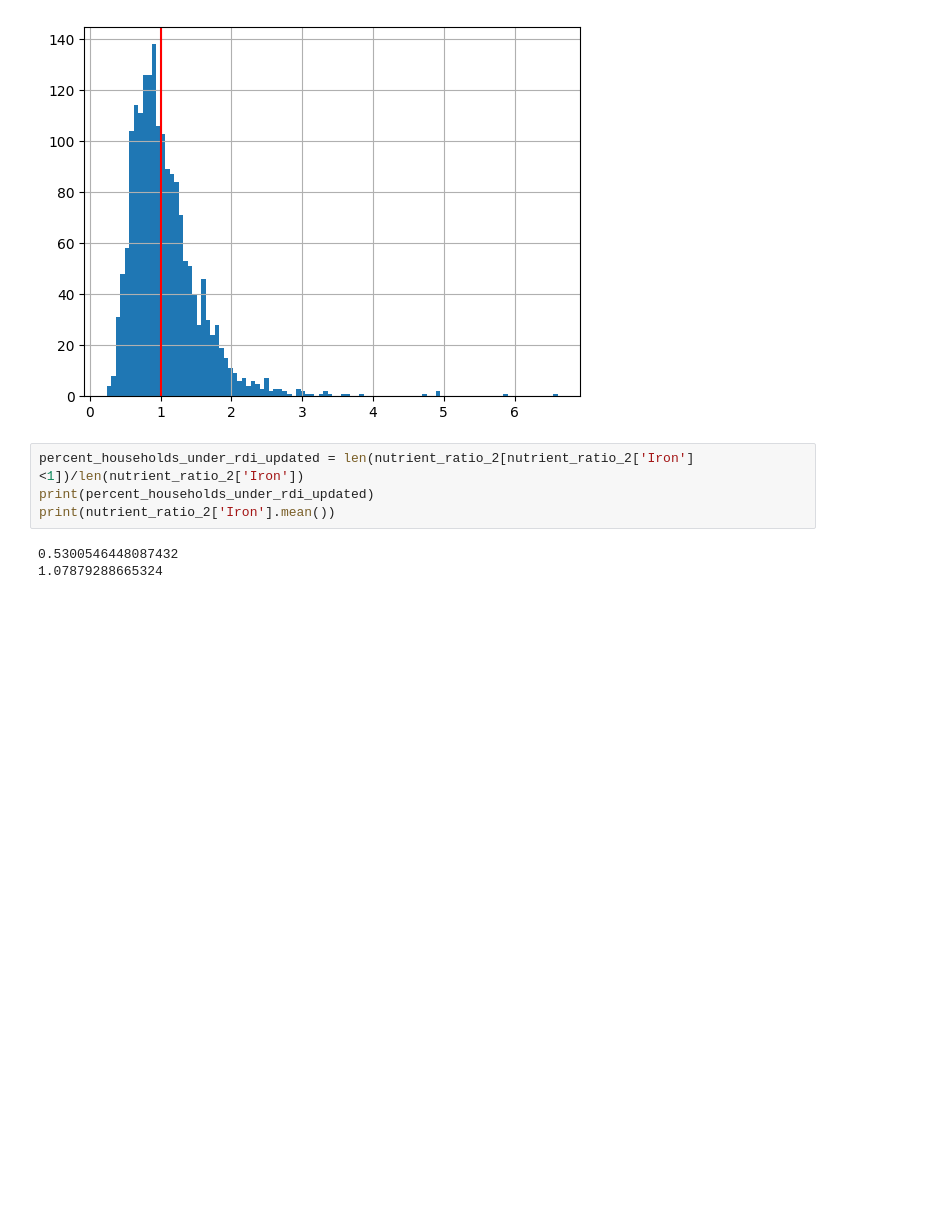
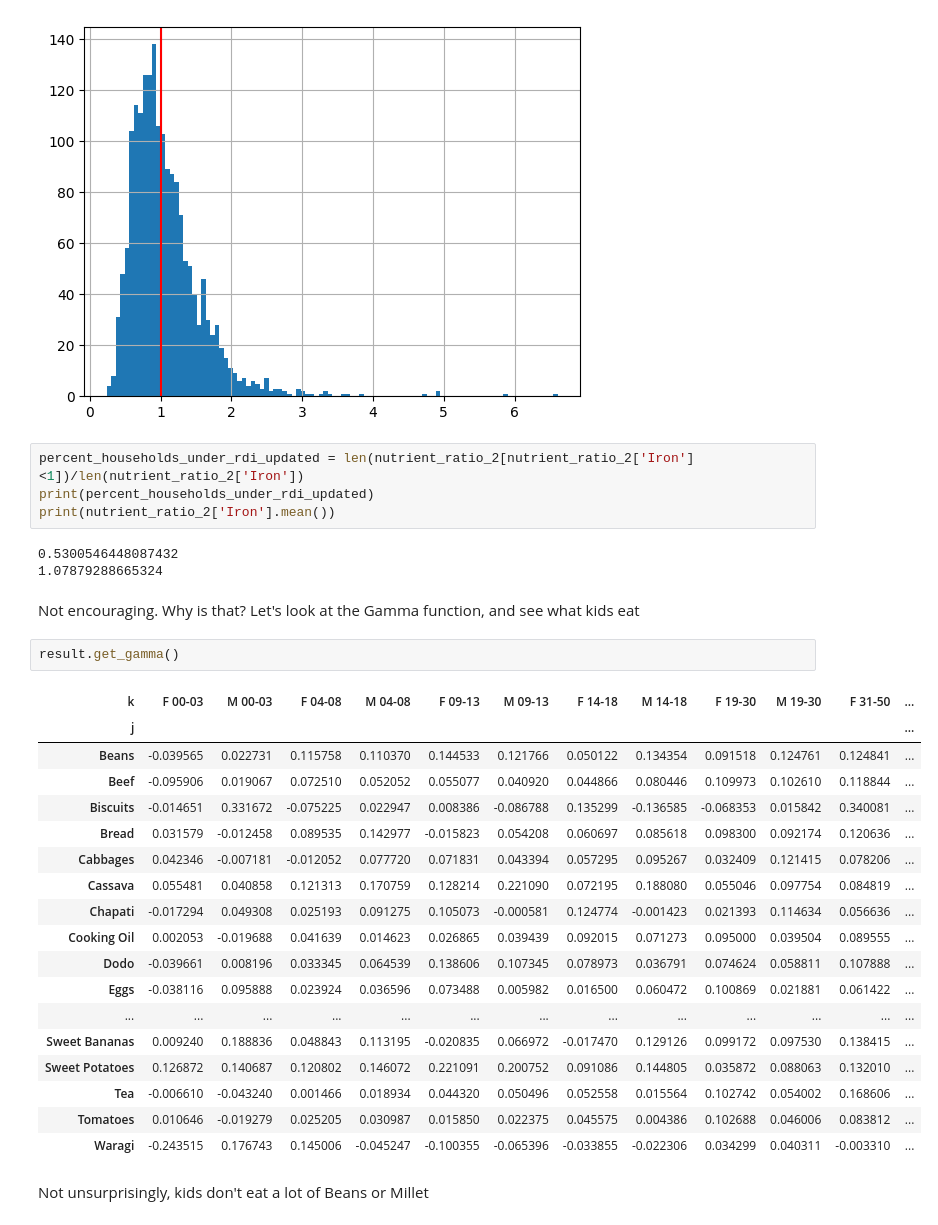
Before and after one commit to chrisgnicholas/team_Luther_Tweetan, a Jupyter notebook: CleanedUp.ipynb, the cells around one changed output. Drawn from its saved outputs; the diff is of its cells as text; blank space fills up the shorter version.

```diff
--- a/CleanedUp.ipynb
+++ b/CleanedUp.ipynb
@@ -260,3 +246,28 @@ print(nutrient_ratio_2['Iron'].mean())
 # %% [output]
 0.5300546448087432
 1.07879288665324
+# %% [markdown]
+Not encouraging. Why is that?  Let's look at the Gamma function, and see what kids eat
+# %%
+result.get_gamma()
+# %% [output]
+| k | F 00-03 | M 00-03 | F 04-08 | M 04-08 | F 09-13 | M 09-13 | F 14-18 | M 14-18 | F 19-30 | M 19-30 | F 31-50 | ... |
+| j |  |  |  |  |  |  |  |  |  |  |  | ... |
+| Beans | -0.039565 | 0.022731 | 0.115758 | 0.110370 | 0.144533 | 0.121766 | 0.050122 | 0.134354 | 0.091518 | 0.124761 | 0.124841 | ... |
+| Beef | -0.095906 | 0.019067 | 0.072510 | 0.052052 | 0.055077 | 0.040920 | 0.044866 | 0.080446 | 0.109973 | 0.102610 | 0.118844 | ... |
+| Biscuits | -0.014651 | 0.331672 | -0.075225 | 0.022947 | 0.008386 | -0.086788 | 0.135299 | -0.136585 | -0.068353 | 0.015842 | 0.340081 | ... |
+| Bread | 0.031579 | -0.012458 | 0.089535 | 0.142977 | -0.015823 | 0.054208 | 0.060697 | 0.085618 | 0.098300 | 0.092174 | 0.120636 | ... |
+| Cabbages | 0.042346 | -0.007181 | -0.012052 | 0.077720 | 0.071831 | 0.043394 | 0.057295 | 0.095267 | 0.032409 | 0.121415 | 0.078206 | ... |
+| Cassava | 0.055481 | 0.040858 | 0.121313 | 0.170759 | 0.128214 | 0.221090 | 0.072195 | 0.188080 | 0.055046 | 0.097754 | 0.084819 | ... |
+| Chapati | -0.017294 | 0.049308 | 0.025193 | 0.091275 | 0.105073 | -0.000581 | 0.124774 | -0.001423 | 0.021393 | 0.114634 | 0.056636 | ... |
+| Cooking Oil | 0.002053 | -0.019688 | 0.041639 | 0.014623 | 0.026865 | 0.039439 | 0.092015 | 0.071273 | 0.095000 | 0.039504 | 0.089555 | ... |
+| Dodo | -0.039661 | 0.008196 | 0.033345 | 0.064539 | 0.138606 | 0.107345 | 0.078973 | 0.036791 | 0.074624 | 0.058811 | 0.107888 | ... |
+| Eggs | -0.038116 | 0.095888 | 0.023924 | 0.036596 | 0.073488 | 0.005982 | 0.016500 | 0.060472 | 0.100869 | 0.021881 | 0.061422 | ... |
+| ... | ... | ... | ... | ... | ... | ... | ... | ... | ... | ... | ... | ... |
+| Sweet Bananas | 0.009240 | 0.188836 | 0.048843 | 0.113195 | -0.020835 | 0.066972 | -0.017470 | 0.129126 | 0.099172 | 0.097530 | 0.138415 | ... |
+| Sweet Potatoes | 0.126872 | 0.140687 | 0.120802 | 0.146072 | 0.221091 | 0.200752 | 0.091086 | 0.144805 | 0.035872 | 0.088063 | 0.132010 | ... |
+| Tea | -0.006610 | -0.043240 | 0.001466 | 0.018934 | 0.044320 | 0.050496 | 0.052558 | 0.015564 | 0.102742 | 0.054002 | 0.168606 | ... |
+| Tomatoes | 0.010646 | -0.019279 | 0.025205 | 0.030987 | 0.015850 | 0.022375 | 0.045575 | 0.004386 | 0.102688 | 0.046006 | 0.083812 | ... |
+| Waragi | -0.243515 | 0.176743 | 0.145006 | -0.045247 | -0.100355 | -0.065396 | -0.033855 | -0.022306 | 0.034299 | 0.040311 | -0.003310 | ... |
+# %% [markdown]
+Not unsurprisingly, kids don't eat a lot of Beans or Millet
```
Also changed, not shown: parts of 4 cells of this notebook, 10 other files.
